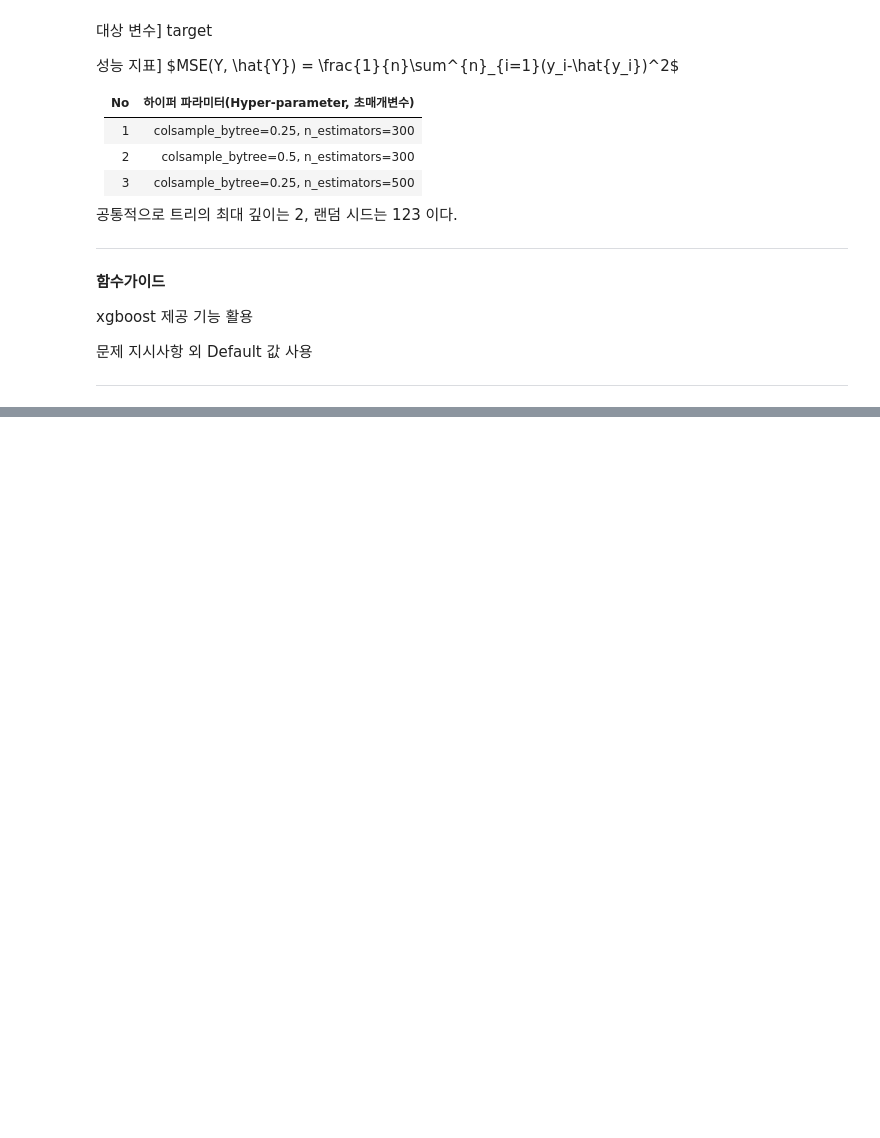
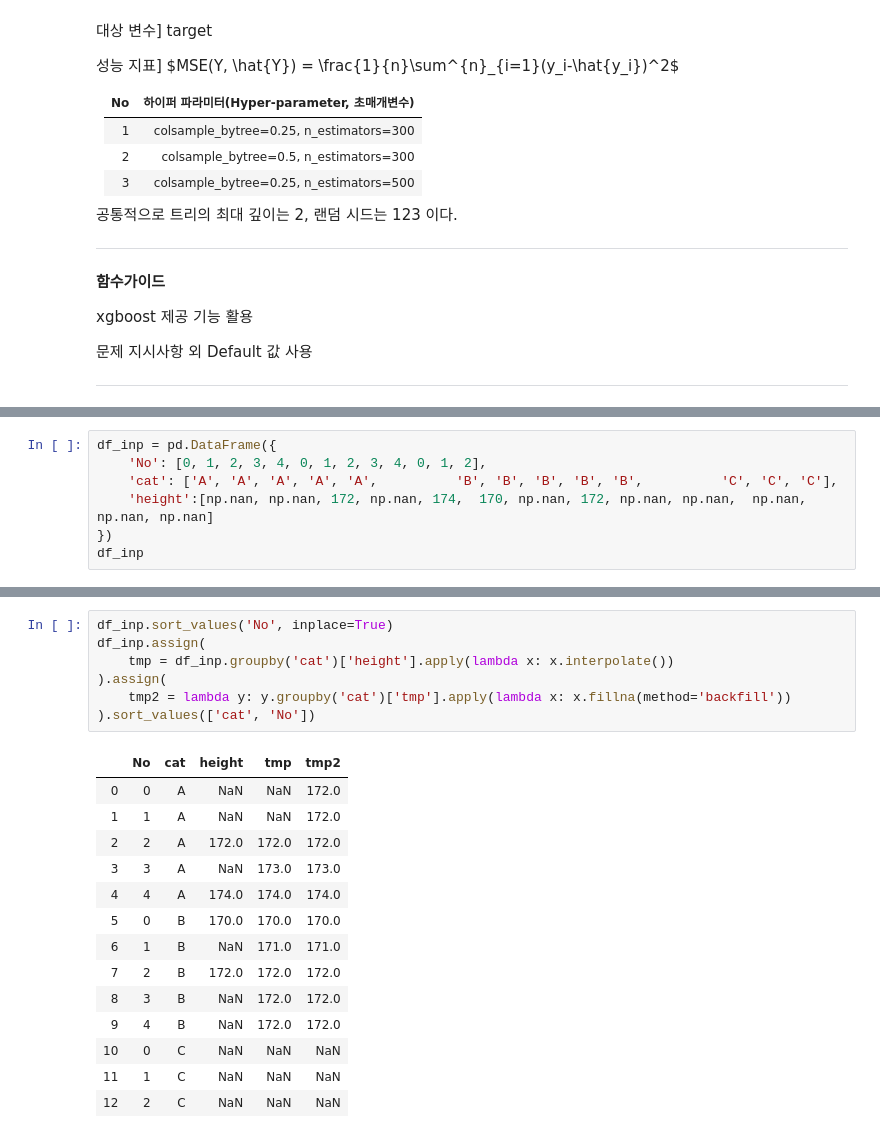
Before and after one commit to sunkusun9/DS_lv3_2311_2, a Jupyter notebook: sec_ds_lv3_prob2_prob.ipynb, the cells around one changed output, grey strips where cells are left out. Saved outputs shown, nothing was run; the diff lists cells and outputs as text; blank space fills up the shorter version.

```diff
--- a/sec_ds_lv3_prob2_prob.ipynb
+++ b/sec_ds_lv3_prob2_prob.ipynb
@@ -1269,0 +1374,7 @@ ex) 3.14
+# %%
+df_inp = pd.DataFrame({
+    'No': [0, 1, 2, 3, 4, 0, 1, 2, 3, 4, 0, 1, 2],
+    'cat': ['A', 'A', 'A', 'A', 'A',          'B', 'B', 'B', 'B', 'B',          'C', 'C', 'C'],
+    'height':[np.nan, np.nan, 172, np.nan, 174,  170, np.nan, 172, np.nan, np.nan,  np.nan, np.nan, np.nan]
+})
+df_inp
@@ -1269,0 +1396,22 @@ ex) 3.14
+# %%
+df_inp.sort_values('No', inplace=True)
+df_inp.assign(
+    tmp = df_inp.groupby('cat')['height'].apply(lambda x: x.interpolate())
+).assign(
+    tmp2 = lambda y: y.groupby('cat')['tmp'].apply(lambda x: x.fillna(method='backfill'))
+).sort_values(['cat', 'No'])
+# %% [output]
+|  | No | cat | height | tmp | tmp2 |
+| 0 | 0 | A | NaN | NaN | 172.0 |
+| 1 | 1 | A | NaN | NaN | 172.0 |
+| 2 | 2 | A | 172.0 | 172.0 | 172.0 |
+| 3 | 3 | A | NaN | 173.0 | 173.0 |
+| 4 | 4 | A | 174.0 | 174.0 | 174.0 |
+| 5 | 0 | B | 170.0 | 170.0 | 170.0 |
+| 6 | 1 | B | NaN | 171.0 | 171.0 |
+| 7 | 2 | B | 172.0 | 172.0 | 172.0 |
+| 8 | 3 | B | NaN | 172.0 | 172.0 |
+| 9 | 4 | B | NaN | 172.0 | 172.0 |
+| 10 | 0 | C | NaN | NaN | NaN |
+| 11 | 1 | C | NaN | NaN | NaN |
+| 12 | 2 | C | NaN | NaN | NaN |
```
Also changed, not shown: parts of 95 cells of this notebook.
